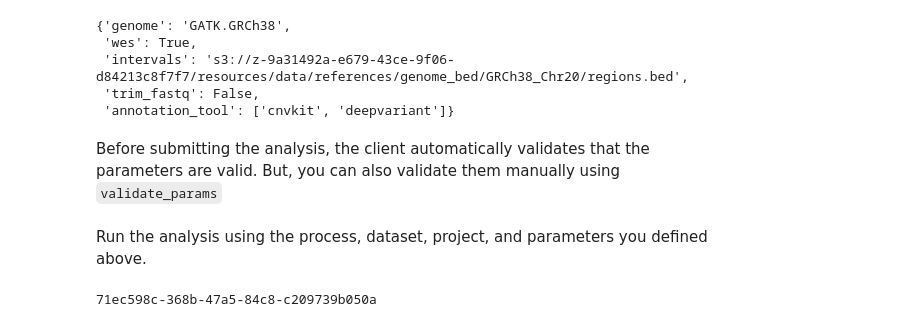
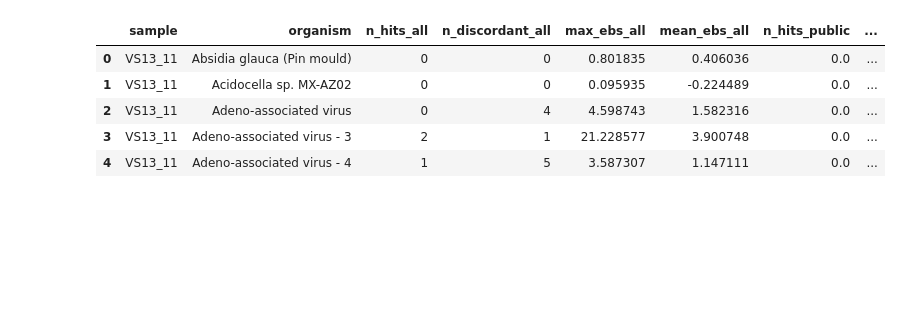
Before and after one commit to CirroBio/Cirro-client, a Jupyter notebook: samples/Making_notebooks_reusable.ipynb, the cells around one changed output. Saved outputs shown, nothing was run; the diff lists cells and outputs as text; code cells hidden in the pictures; blank space fills up the shorter version.

```diff
--- a/samples/Making_notebooks_reusable.ipynb
+++ b/samples/Making_notebooks_reusable.ipynb
@@ -7,13 +13,12 @@ portal = DataPortal()
 # %%
 # Get the project by name
-project = portal.get_project_by_name('Test Project')
+project = portal.get_project_by_name('Data Core Development')
 print(f"Project '{project.name}' contains {len(project.list_datasets()):,} datasets")
 
 # Get a particular dataset from that project
-dataset = project.get_dataset_by_name('Test dataset for variant calling')
+dataset = project.get_dataset_by_name('Example VirScan Analysis')
 print(f"Dataset '{dataset.name}' contains {len(dataset.list_files()):,} files")
 
-# Get the process to run on the dataset
-process = portal.get_process_by_id('process-nf-core-sarek-3-0-1')
-print(f"Using the '{process.name}' process (ID: {process.id})")
+# Allow users to specify a different dataset for plotting, if they like
+dataset = expose_param("Dataset", dataset, description="VirScan analysis results to plot")
 # %% [output]
@@ -58,18 +27,0 @@ Define the parameters you want to use. The keys you'll want to use will come fro
-# %%
-params = {
-    'genome': 'GATK.GRCh38',
-    'wes': True,
-    'intervals': reference_library.absolute_path,
-    'trim_fastq': False,
-    'annotation_tool': ['cnvkit', 'deepvariant']
-}
-params
-# %% [output]
-{'genome': 'GATK.GRCh38',
- 'wes': True,
- 'intervals': 's3://z-9a31492a-e679-43ce-9f06-d84213c8f7f7/resources/data/references/genome_bed/GRCh38_Chr20/regions.bed',
- 'trim_fastq': False,
- 'annotation_tool': ['cnvkit', 'deepvariant']}
-# %% [markdown]
-Before submitting the analysis, the client automatically validates that the parameters are valid.
-But, you can also validate them manually using `validate_params`
@@ -83,13 +28,11 @@ except Exception as e:
-# %% [markdown]
-Run the analysis using the process, dataset, project, and parameters you defined above.
-# %%
-# Run the analysis, specifying a name and description for the resulting dataset
-new_dataset_id = dataset.run_analysis(
-    name='Variant Calling Analysis',
-    description='Test from SDK',
-    process='process-nf-core-sarek-3-0-1',
-    params=params
-)
-print(new_dataset_id)
-# %% [output]
-71ec598c-368b-47a5-84c8-c209739b050a
+# %%
+# Load a table from that dataset
+df = dataset.get_file("organism.summary.csv.gz").read_csv()
+df.head()
+# %% [output]
+|  | sample | organism | n_hits_all | n_discordant_all | max_ebs_all | mean_ebs_all | n_hits_public | ... |
+| 0 | VS13_11 | Absidia glauca (Pin mould) | 0 | 0 | 0.801835 | 0.406036 | 0.0 | ... |
+| 1 | VS13_11 | Acidocella sp. MX-AZ02 | 0 | 0 | 0.095935 | -0.224489 | 0.0 | ... |
+| 2 | VS13_11 | Adeno-associated virus | 0 | 4 | 4.598743 | 1.582316 | 0.0 | ... |
+| 3 | VS13_11 | Adeno-associated virus - 3 | 2 | 1 | 21.228577 | 3.900748 | 0.0 | ... |
+| 4 | VS13_11 | Adeno-associated virus - 4 | 1 | 5 | 3.587307 | 1.147111 | 0.0 | ... |
```
Also changed, not shown: parts of 13 cells of this notebook, 1 other file.
